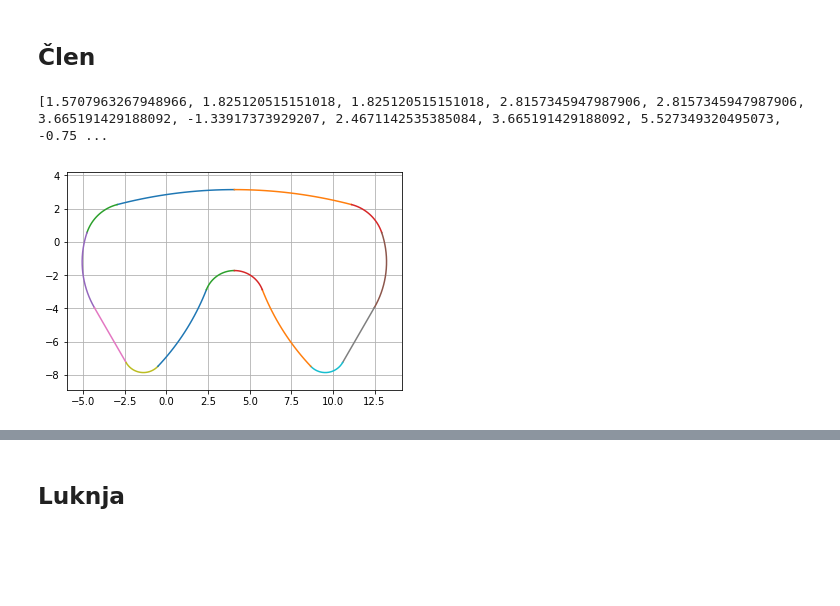
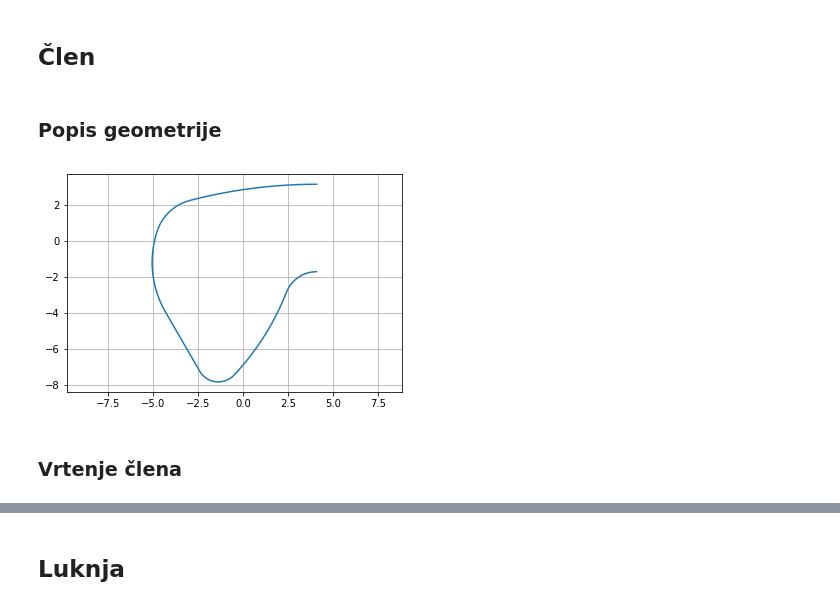
Before and after one commit to JMarinko/veriga, a Jupyter notebook: clen.ipynb, the cells around one changed output, grey strips where cells are left out. Cells and saved outputs as stored; diff of their text form; code cells hidden in the pictures; blank space fills up the shorter version.

```diff
--- a/clen.ipynb
+++ b/clen.ipynb
@@ -4,6 +4,8 @@ from scipy import optimize as opt
 import matplotlib.pyplot as plt
 # %% [markdown]
 ## Člen
+# %% [markdown]
+### Popis geometrije
 # %%
 # Podatki
 alpha_k = 30
@@ -109,22 +111,43 @@ for i, element in enumerate(resitev):
         if i % 2 == 1 and i < 12:
             if resitev[i] < resitev[i - 1]:
                 resitev[i] += 2 * np.pi
-resitev[13] -= 2 * np.pi
+if resitev[13] > 2 * np.pi:
+    resitev[13] -= 2 * np.pi
+if resitev[13] > resitev[12]:
+    resitev[12] += 2 * np.pi
 
 t1A, t1B, t2B, t2C, t3C, t3D, t4D, t4E, t5E, t5F, t6F, t6G, t7G, t7H, x01, y01, x02, y02, x03, y03, x04, y04, x05, y05, x06, y06, x07, y07 = resitev
-print(resitev)
-# %% [output]
-[1.5707963267948966, 1.825120515151018, 1.825120515151018, 2.8157345947987906, 2.8157345947987906, 3.665191429188092, -1.33917373929207, 2.4671142535385084, 3.665191429188092, 5.527349320495073, -0.75 ...
 # %%
+st_t_c = 50 # Število_točk_člen -> število točk, ki jih uporabim na posamezni krivulji
+tocke_clen_x = []
+tocke_clen_y = []
 funkcije = [x1, y1, x2, y2, x3, y3, x4, y4, x5, y5, x6, y6, x7, y7]
 konst = [x01, y01, x02, y02, x03, y03, x04, y04, x05, y05, x06, y06, x07, y07]
 for i in range(0, 14, 2):
     zac, kon = resitev[i], resitev[i+1]
-    t = np.linspace(zac, kon, 20)
-    plt.plot(funkcije[i](t, konst[i]), funkcije[i+1](t, konst[i+1]))
-    plt.plot(a-funkcije[i](t, konst[i]), funkcije[i+1](t, konst[i+1]))
+    t = np.linspace(zac, kon, st_t_c)
+    for x in funkcije[i](t, konst[i]):  # Doda posamezen x na skupni seznam tocke_clen_x
+        tocke_clen_x.append(x)
+    for y in funkcije[i+1](t, konst[i+1]):  # Doda posamezen y na skupni seznam tocke_clen_y
+        tocke_clen_y.append(y)
+'''
+# Posebej za zadnji radij, ker gre t v neg. smer
+zac, kon = resitev[12], resitev[13]
+t = np.linspace(kon, zac, st_t_c)
+for x in funkcije[12](t, konst[12]):  # Doda posamezen x na skupni seznam tocke_clen_x
+    tocke_clen_x.append(x)
+for y in funkcije[13](t, konst[13]):  # Doda posamezen y na skupni seznam tocke_clen_y
+    tocke_clen_y.append(y)
+    # plt.plot(funkcije[i](t, konst[i]), funkcije[i+1](t, konst[i+1]))  # posamezna krivulja...pisano
+    # plt.plot(a-funkcije[i](t, konst[i]), funkcije[i+1](t, konst[i+1]))  # še druga polovic
+'''
+tocke_clen_x = np.array(tocke_clen_x)
+tocke_clen_y = np.array(tocke_clen_y)
+plt.plot(tocke_clen_x, tocke_clen_y)
 plt.axis('equal')
 plt.grid()
 plt.show()
 # %% [output]
-[figure, old version]
+[figure, new version]
+# %% [markdown]
+### Vrtenje člena
```
Also changed, not shown: parts of 13 cells of this notebook.
